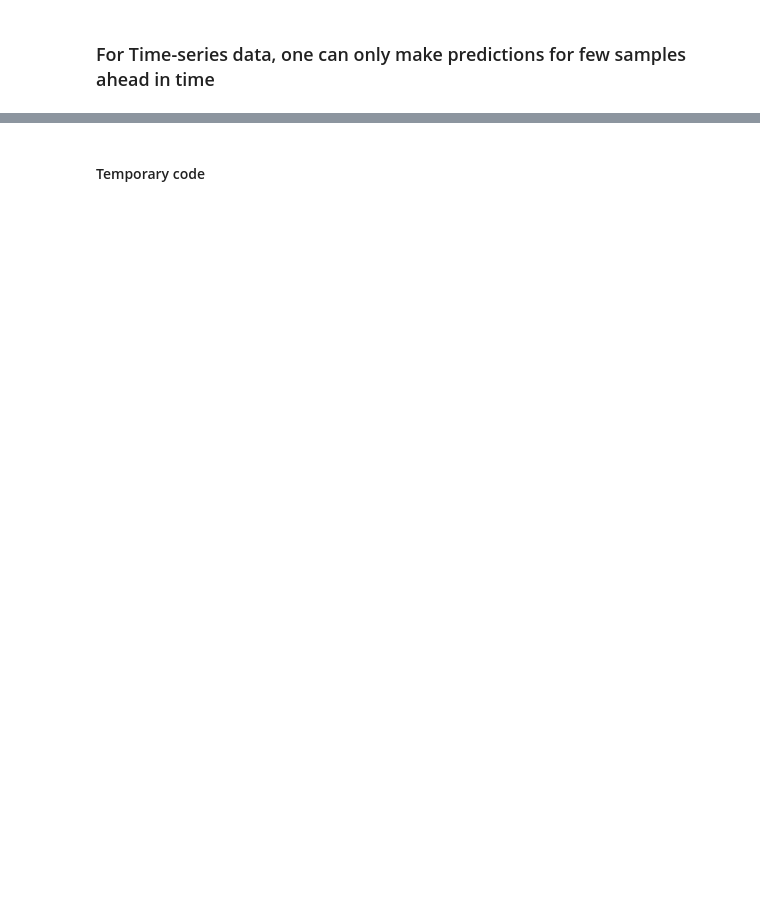
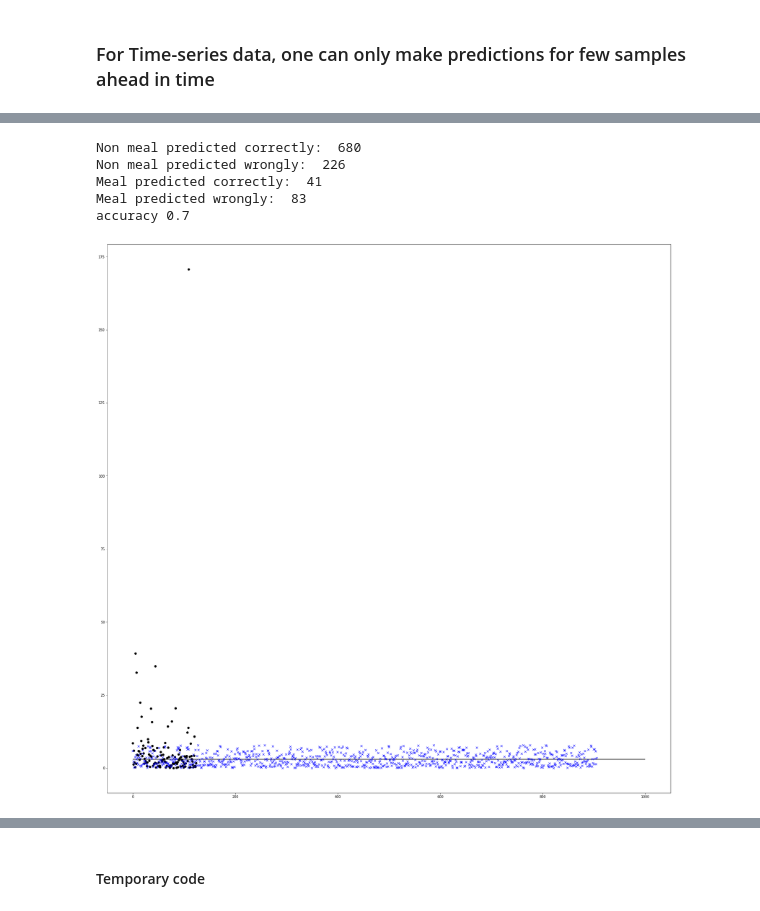
Before and after one commit to apattnaik/GlucoseMonitoringAndMealPrediction, a Jupyter notebook: sarima_model_barebones.ipynb, the cells around one changed output, grey strips where cells are left out. Drawn from its saved outputs; the diff is of its cells as text; code cells hidden in the pictures; blank space fills up the shorter version.

```diff
--- a/sarima_model_barebones.ipynb
+++ b/sarima_model_barebones.ipynb
@@ -126,0 +200,28 @@ Root Mean Squared Error: 20.392861811040287
+# %%
+meal_diff = np.array(meal_diff)
+non_meal_diff = np.array(non_meal_diff)
+
+non_meal_diff = reject_outliers(non_meal_diff)
+# non_meal_diff = np.random.choice(non_meal_diff, 1000, replace=False)
+
+plt.figure(figsize=(30, 30))
+plt.plot(meal_diff, 'o', color='black')
+plt.plot(non_meal_diff, 'x', color='blue')
+plt.hlines(3.0, 0, 1000, color='black')
+
+threshold = 4.5
+non_meal_row = [non_meal_diff[non_meal_diff < threshold].__len__(), non_meal_diff[non_meal_diff >= threshold].__len__()]
+meal_row = [meal_diff[meal_diff < threshold].__len__(), meal_diff[meal_diff >= threshold].__len__()]
+print("Non meal predicted correctly: ", non_meal_row[0])
+print("Non meal predicted wrongly: ", non_meal_row[1])
+print("Meal predicted correctly: ", meal_row[1])
+print("Meal predicted wrongly: ", meal_row[0])
+
+print("accuracy", (non_meal_row[0] + meal_row[1]) / (non_meal_row[0] + meal_row[1] + non_meal_row[1] + meal_row[0]) )
+# %% [output]
+Non meal predicted correctly:  680
+Non meal predicted wrongly:  226
+Meal predicted correctly:  41
+Meal predicted wrongly:  83
+accuracy 0.7
+[figure, added]
```
Also changed, not shown: parts of 30 cells of this notebook.
